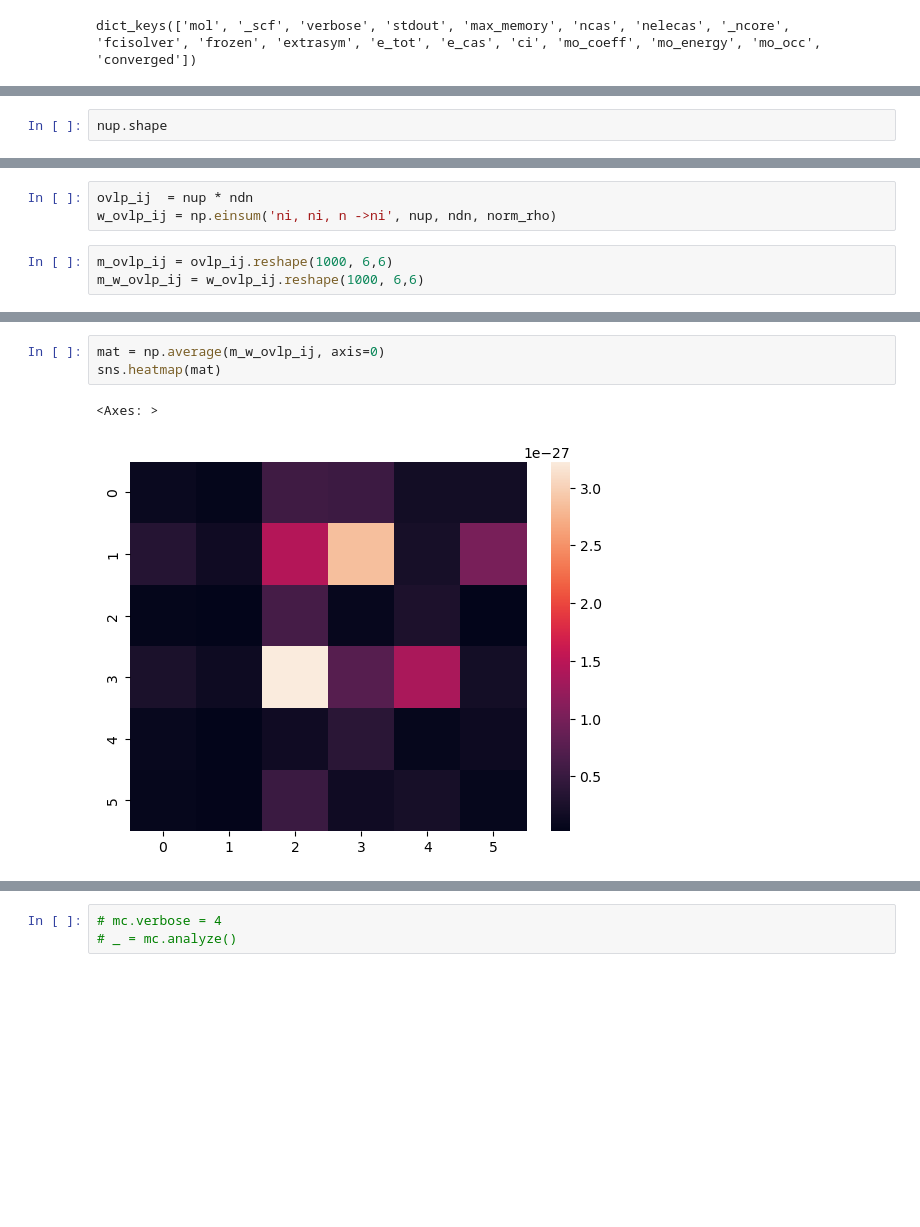
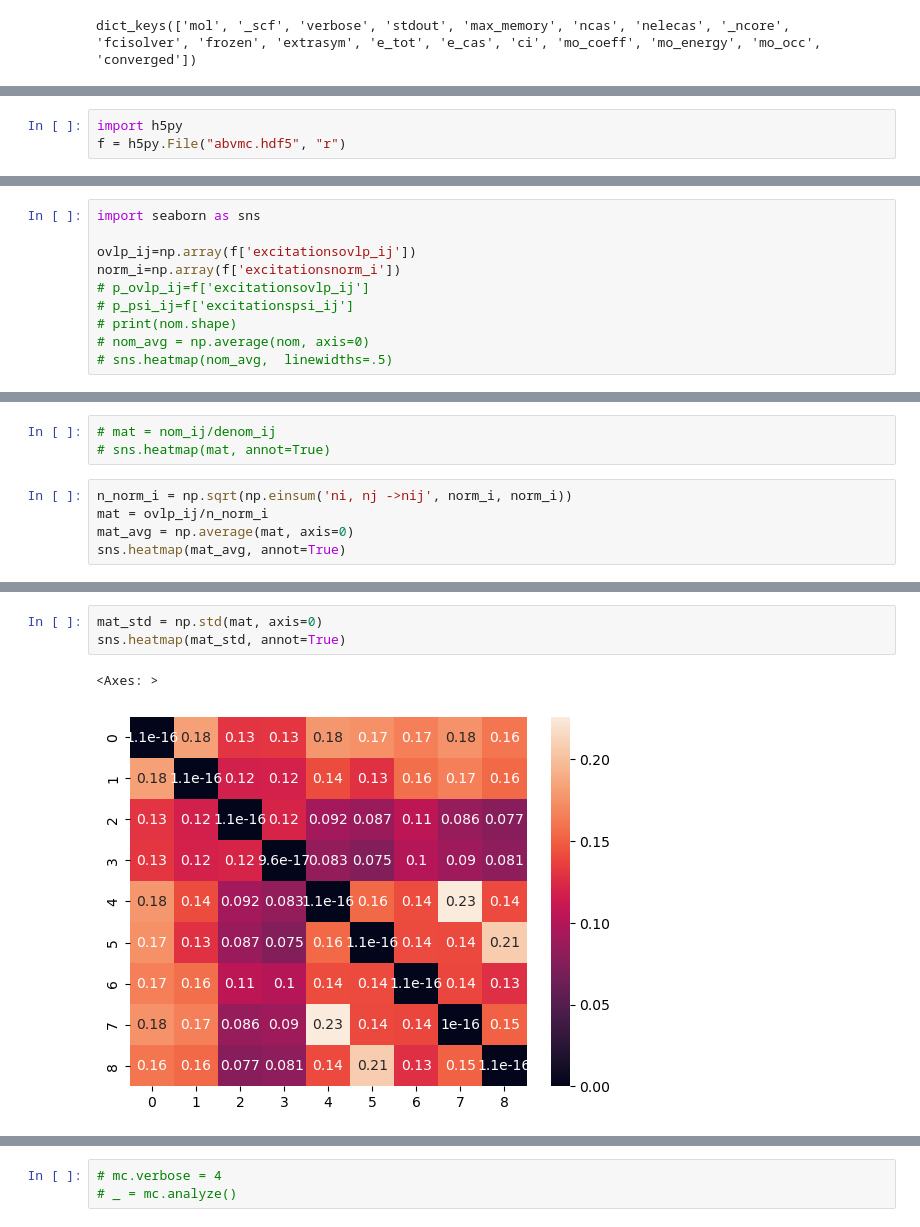
Before and after one commit to kayahans/pyqmc, a Jupyter notebook: pyqmc/test-overlap-casci-full.ipynb, the cells around one changed output, grey strips where cells are left out. Cells and saved outputs as stored; diff of their text form; blank space fills up the shorter version.

```diff
--- a/pyqmc/test-overlap-casci-full.ipynb
+++ b/pyqmc/test-overlap-casci-full.ipynb
@@ -148,2 +287,3 @@ psi_ij = psi_ij.reshape(1000, 6,6)
 # %%
-nup.shape
+import h5py
+f = h5py.File("abvmc.hdf5", "r")
@@ -151,0 +294,10 @@ nup.shape
+# %%
+import seaborn as sns
+
+ovlp_ij=np.array(f['excitationsovlp_ij'])
+norm_i=np.array(f['excitationsnorm_i'])
+# p_ovlp_ij=f['excitationsovlp_ij']
+# p_psi_ij=f['excitationspsi_ij']
+# print(nom.shape)
+# nom_avg = np.average(nom, axis=0)
+# sns.heatmap(nom_avg,  linewidths=.5)
@@ -152,6 +308,8 @@ nup.shape
 # %%
-ovlp_ij  = nup * ndn
-w_ovlp_ij = np.einsum('ni, ni, n ->ni', nup, ndn, norm_rho)
+# mat = nom_ij/denom_ij
+# sns.heatmap(mat, annot=True)
 # %%
-m_ovlp_ij = ovlp_ij.reshape(1000, 6,6)
-m_w_ovlp_ij = w_ovlp_ij.reshape(1000, 6,6)
+n_norm_i = np.sqrt(np.einsum('ni, nj ->nij', norm_i, norm_i))
+mat = ovlp_ij/n_norm_i
+mat_avg = np.average(mat, axis=0)
+sns.heatmap(mat_avg, annot=True)
@@ -158,6 +324,6 @@ m_w_ovlp_ij = w_ovlp_ij.reshape(1000, 6,6)
 # %%
-mat = np.average(m_w_ovlp_ij, axis=0)
-sns.heatmap(mat)
+mat_std = np.std(mat, axis=0)
+sns.heatmap(mat_std, annot=True)
 # %% [output]
 <Axes: >
-[figure, old version]
+[figure, new version]
```
Also changed, not shown: parts of 37 cells of this notebook, 3 other files.
